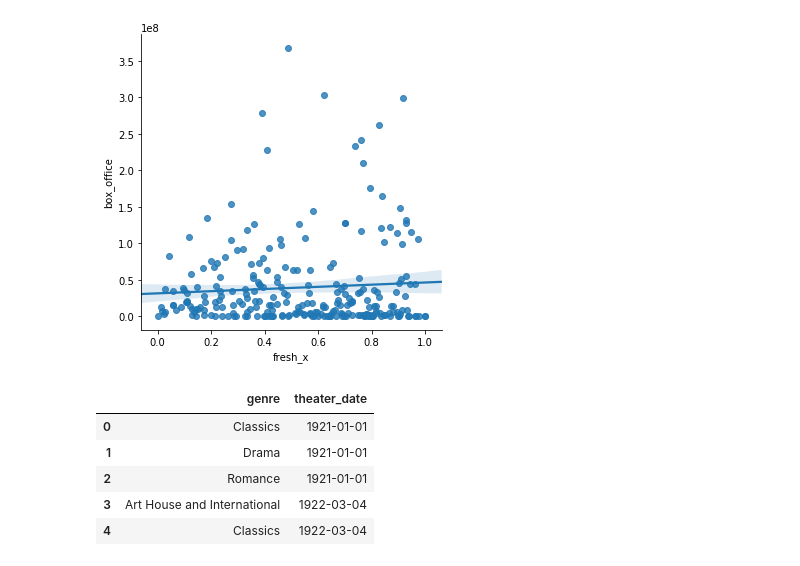
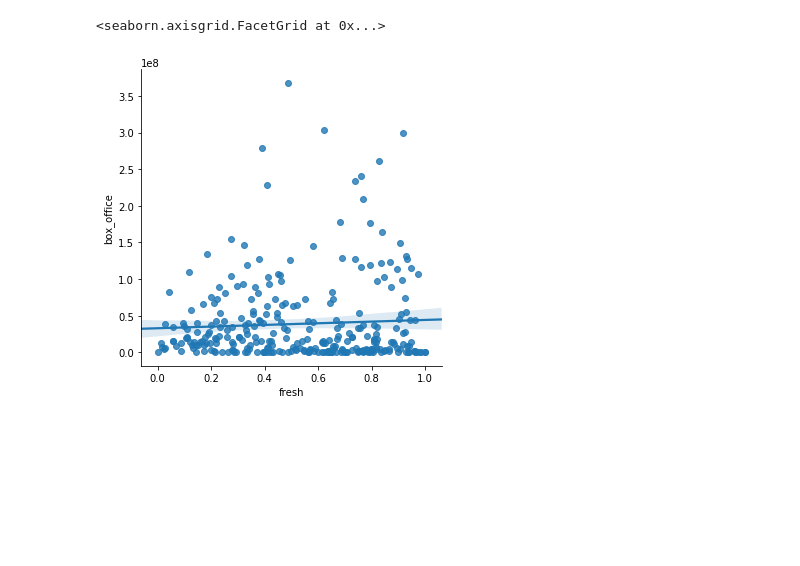
Before and after one commit to mzhou356/dc_ds_06_03_mod1_project, a Jupyter notebook: RT_movies_df_fresh.ipynb, the cells around one changed output. Cells and saved outputs as stored; diff of their text form; code cells hidden in the pictures; blank space fills up the shorter version.

```diff
--- a/RT_movies_df_fresh.ipynb
+++ b/RT_movies_df_fresh.ipynb
@@ -46,12 +30,13 @@ rt_merged.head()
 # %%
 # format fresh column to 0 and 1
-rt_merged = hf.object_binary(rt_merged,'fresh','fresh')
+rt_merged['fresh'] = hf.object_binary(rt_merged, 'fresh', 'fresh')
 # %%
 # groupby theater_date (assume unique movie) then count average tomatoes
-fresh_percent = rt_merged.groupby('theater_date').fresh.mean().reset_index()
+fresh_percent = rt_merged.groupby('id').fresh.mean().reset_index()
 # %%
-# remove duplicate rows
-rt_merged = hf.drop_repeatrows(rt_merged,'theater_date')
+# remove duplicate rows and remove fresh
+hf.drop_repeatrows(rt_merged, 'id')
+hf.drop_columns(rt_merged, 'fresh')
 # %%
 # merged with fresh % to analyze box office and fresh %
-rt_merged = hf.merge_tables(fresh_percent, rt_merged, 'theater_date', 'inner')
+rt_merged = hf.merge_tables(fresh_percent, rt_merged, 'id', 'inner')
@@ -89,6 +46,6 @@ hf.stringtonum(rt_merged, ['box_office'], ',')
 # %%
-import seaborn as sns
 # check for relationship
-sns.lmplot(x="fresh_x", y="box_office", data=rt_merged);
+sns.lmplot(x="fresh", y="box_office", data=rt_merged)
 # %% [output]
+<seaborn.axisgrid.FacetGrid at 0x...>
-[figure, old version]
+[figure, new version]
@@ -99,12 +59,2 @@ genres_table = hf.split_rows(rt_merged,'theater_date','genre', sep='|')
-# %%
-# merge genre_table with fresh
-genres_table.head()
-# %% [output]
-|  | genre | theater_date |
-| 0 | Classics | 1921-01-01 |
-| 1 | Drama | 1921-01-01 |
-| 2 | Romance | 1921-01-01 |
-| 3 | Art House and International | 1922-03-04 |
-| 4 | Classics | 1922-03-04 |
 # %%
 # join fresh with genres
```
Also changed, not shown: parts of 19 cells of this notebook, 4 other files.
